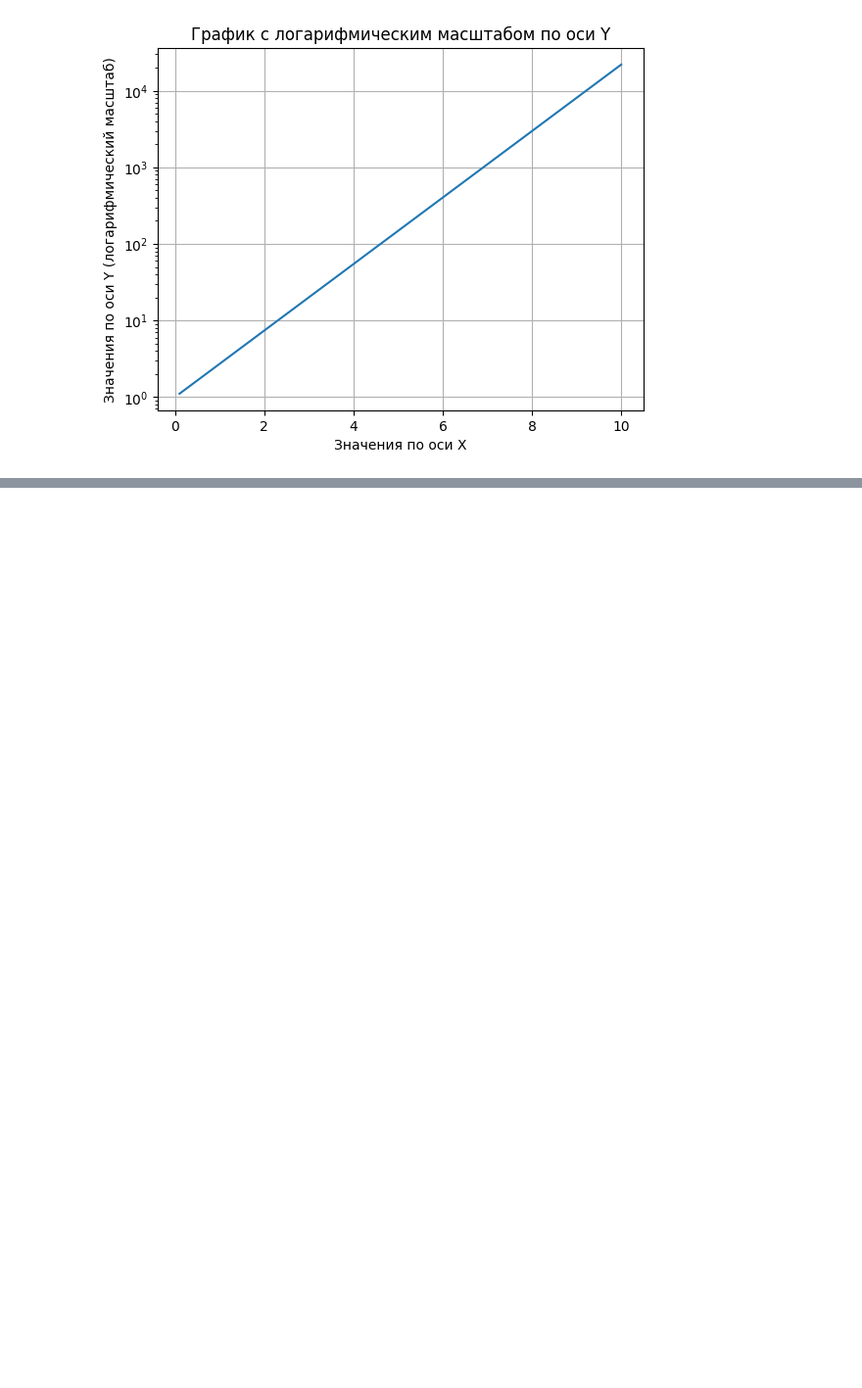
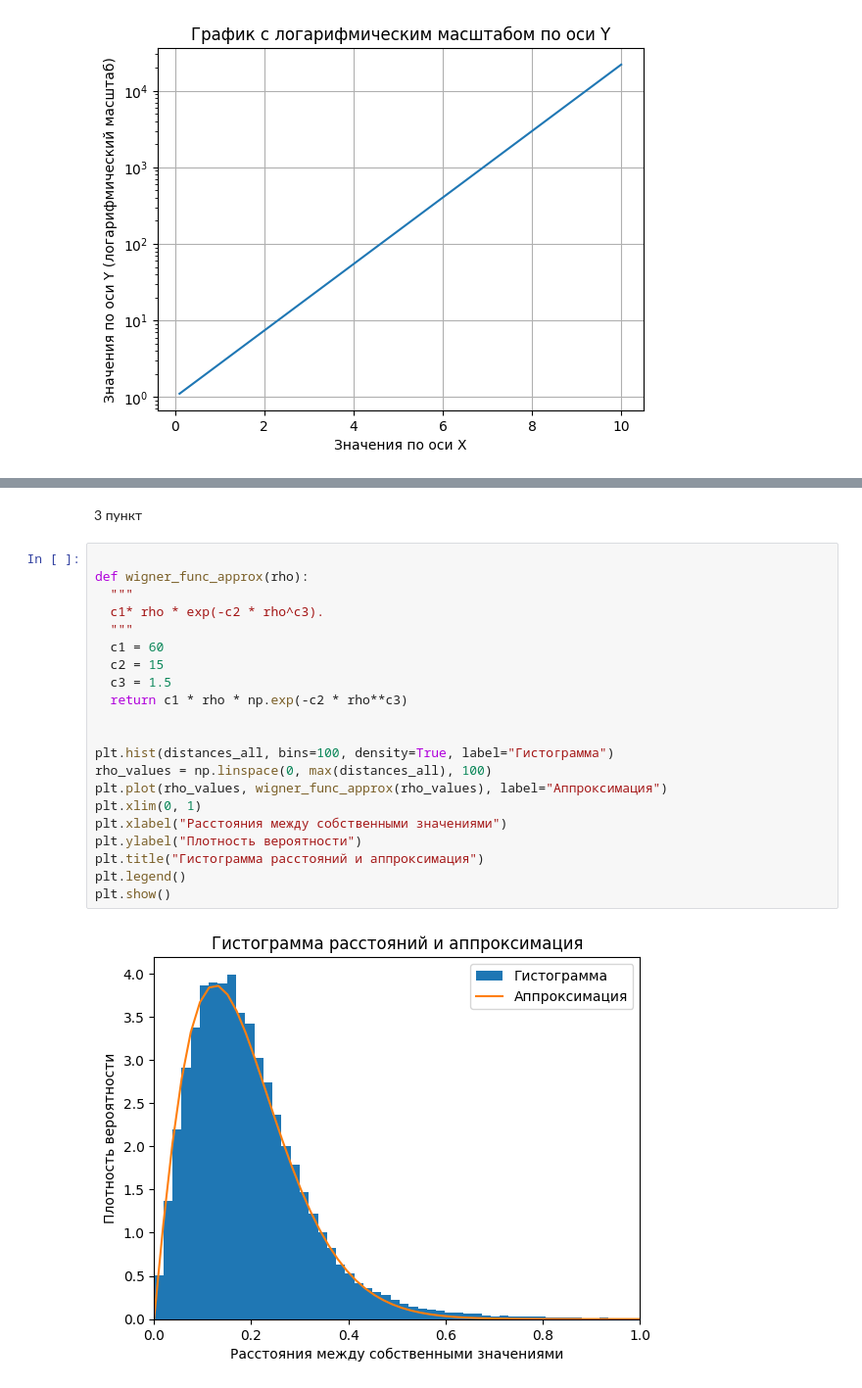
Before and after one commit to egoroz/calculus_math_MIPT, a Jupyter notebook: hw/1/1.ipynb, the cells around one changed output, grey strips where cells are left out. Shown at 98% size. Saved outputs shown, nothing was run; the diff lists cells and outputs as text; blank space fills up the shorter version.

```diff
--- a/hw/1/1.ipynb
+++ b/hw/1/1.ipynb
@@ -169,0 +214,25 @@ plt.show()
+# %% [markdown]
+3 пункт
+# %%
+
+def wigner_func_approx(rho):
+  """
+  с1* rho * exp(-c2 * rho^c3).
+  """
+  c1 = 60
+  c2 = 15
+  c3 = 1.5
+  return c1 * rho * np.exp(-c2 * rho**c3)
+
+
+plt.hist(distances_all, bins=100, density=True, label="Гистограмма")
+rho_values = np.linspace(0, max(distances_all), 100)
+plt.plot(rho_values, wigner_func_approx(rho_values), label="Аппроксимация")
+plt.xlim(0, 1)
+plt.xlabel("Расстояния между собственными значениями")
+plt.ylabel("Плотность вероятности")
+plt.title("Гистограмма расстояний и аппроксимация")
+plt.legend()
+plt.show()
+# %% [output]
+[figure, added]
```
Also changed, not shown: parts of 12 cells of this notebook.
